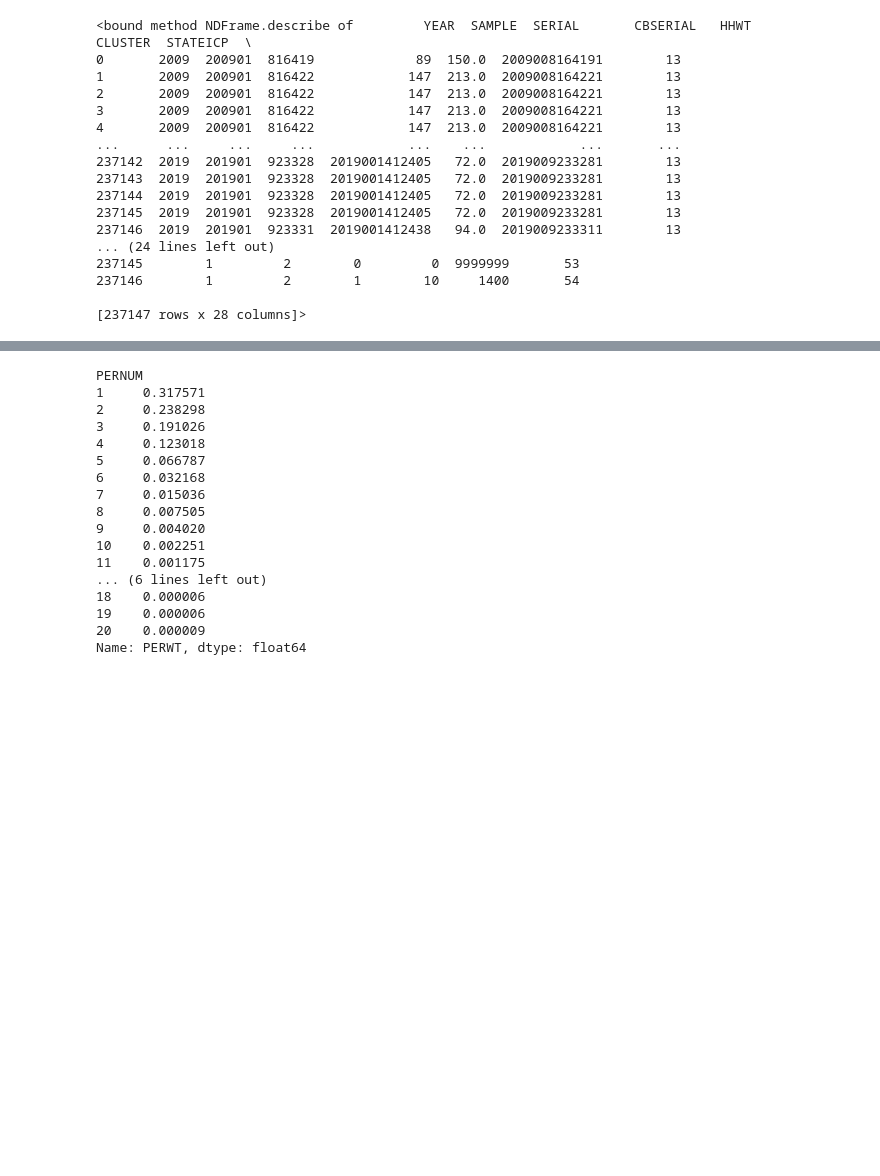
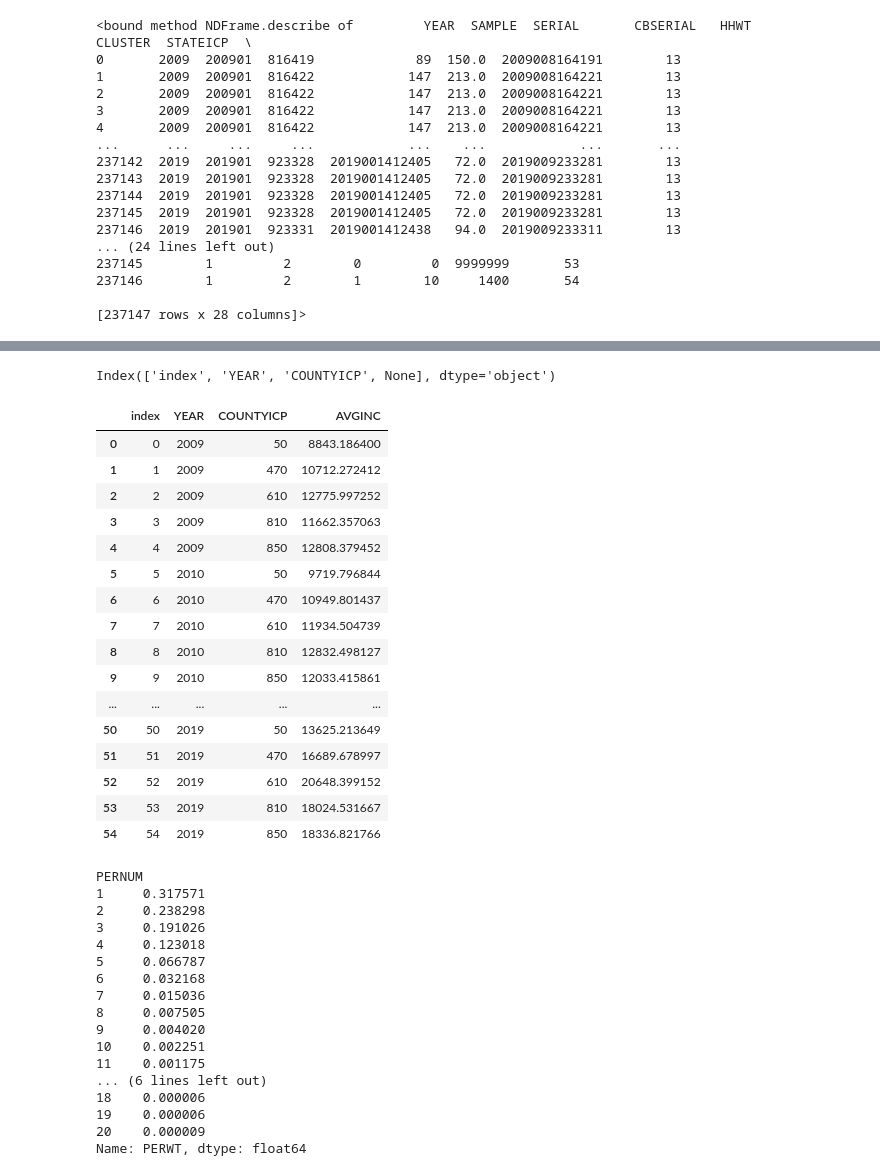
Before and after one commit to mspp-data-studio-2021/Ariel_Medex, a Jupyter notebook: IPUMS ACS Data 2009-2019.ipynb, the cells around one changed output, grey strips where cells are left out. Cells and saved outputs as stored; diff of their text form; code cells hidden in the pictures; blank space fills up the shorter version.

```diff
--- a/IPUMS ACS Data 2009-2019.ipynb
+++ b/IPUMS ACS Data 2009-2019.ipynb
@@ -43,3 +85,28 @@ calc = wc.Calculator("PERWT")
+# %%
+yr_br.columns
+# %% [output]
+Index(['index', 'YEAR', 'COUNTYICP', None], dtype='object')
+# %%
+yr_br1 = yr_br.rename(columns={None: 'AVGINC'})
+yr_br1
+# %% [output]
+|  | index | YEAR | COUNTYICP | AVGINC |
+| 0 | 0 | 2009 | 50 | 8843.186400 |
+| 1 | 1 | 2009 | 470 | 10712.272412 |
+| 2 | 2 | 2009 | 610 | 12775.997252 |
+| 3 | 3 | 2009 | 810 | 11662.357063 |
+| 4 | 4 | 2009 | 850 | 12808.379452 |
+| 5 | 5 | 2010 | 50 | 9719.796844 |
+| 6 | 6 | 2010 | 470 | 10949.801437 |
+| 7 | 7 | 2010 | 610 | 11934.504739 |
+| 8 | 8 | 2010 | 810 | 12832.498127 |
+| 9 | 9 | 2010 | 850 | 12033.415861 |
+| ... | ... | ... | ... | ... |
+| 50 | 50 | 2019 | 50 | 13625.213649 |
+| 51 | 51 | 2019 | 470 | 16689.678997 |
+| 52 | 52 | 2019 | 610 | 20648.399152 |
+| 53 | 53 | 2019 | 810 | 18024.531667 |
+| 54 | 54 | 2019 | 850 | 18336.821766 |
 # %%
 weight_dict = calc.distribution(df, 'PERNUM')
 weight_dict
```
Also changed, not shown: parts of 18 cells of this notebook.
